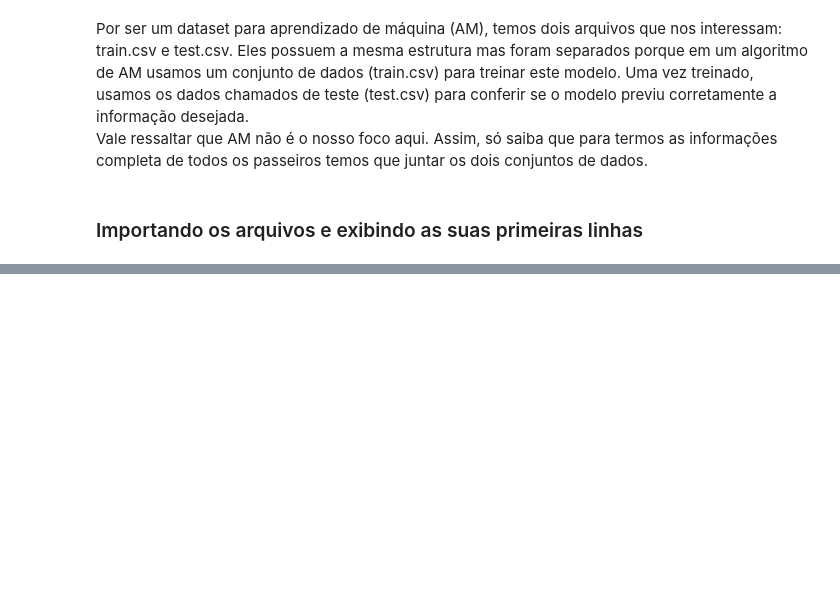
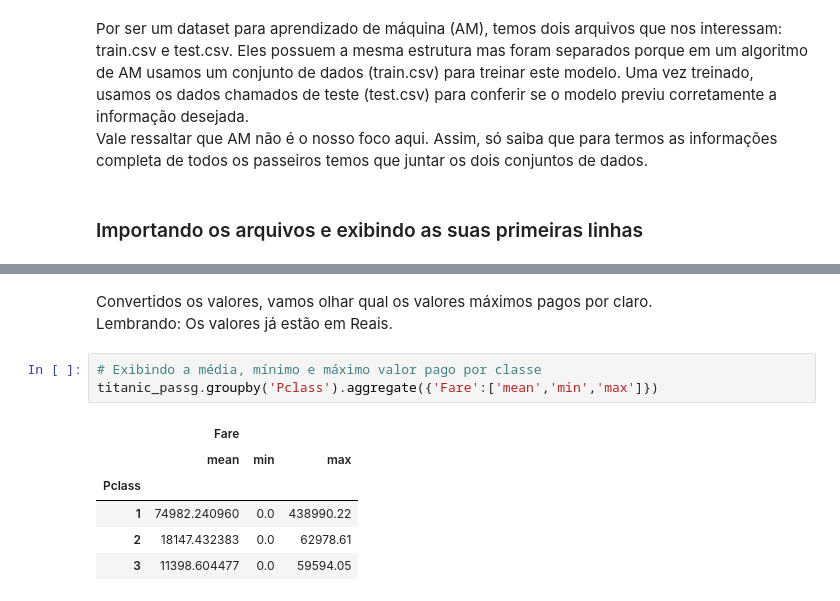
Before and after one commit to airtoncarneiro/AED, a Jupyter notebook: titanic-quase-mais-uma-aed.ipynb, the cells around one changed output, grey strips where cells are left out. Cells and saved outputs as stored; diff of their text form; blank space fills up the shorter version.

```diff
--- a/titanic-quase-mais-uma-aed.ipynb
+++ b/titanic-quase-mais-uma-aed.ipynb
@@ -88,0 +169,13 @@ titanic = test_data + train_data
+# %% [markdown]
+Convertidos os valores, vamos olhar qual os valores máximos pagos por claro.
+Lembrando: Os valores já estão em Reais.
+# %%
+# Exibindo a média, mínimo e máximo valor pago por classe
+titanic_passg.groupby('Pclass').aggregate({'Fare':['mean','min','max']})
+# %% [output]
+|  | Fare |  |  |
+|  | mean | min | max |
+| Pclass |  |  |  |
+| 1 | 74982.240960 | 0.0 | 438990.22 |
+| 2 | 18147.432383 | 0.0 | 62978.61 |
+| 3 | 11398.604477 | 0.0 | 59594.05 |
```
Also changed, not shown: parts of 25 cells of this notebook.
